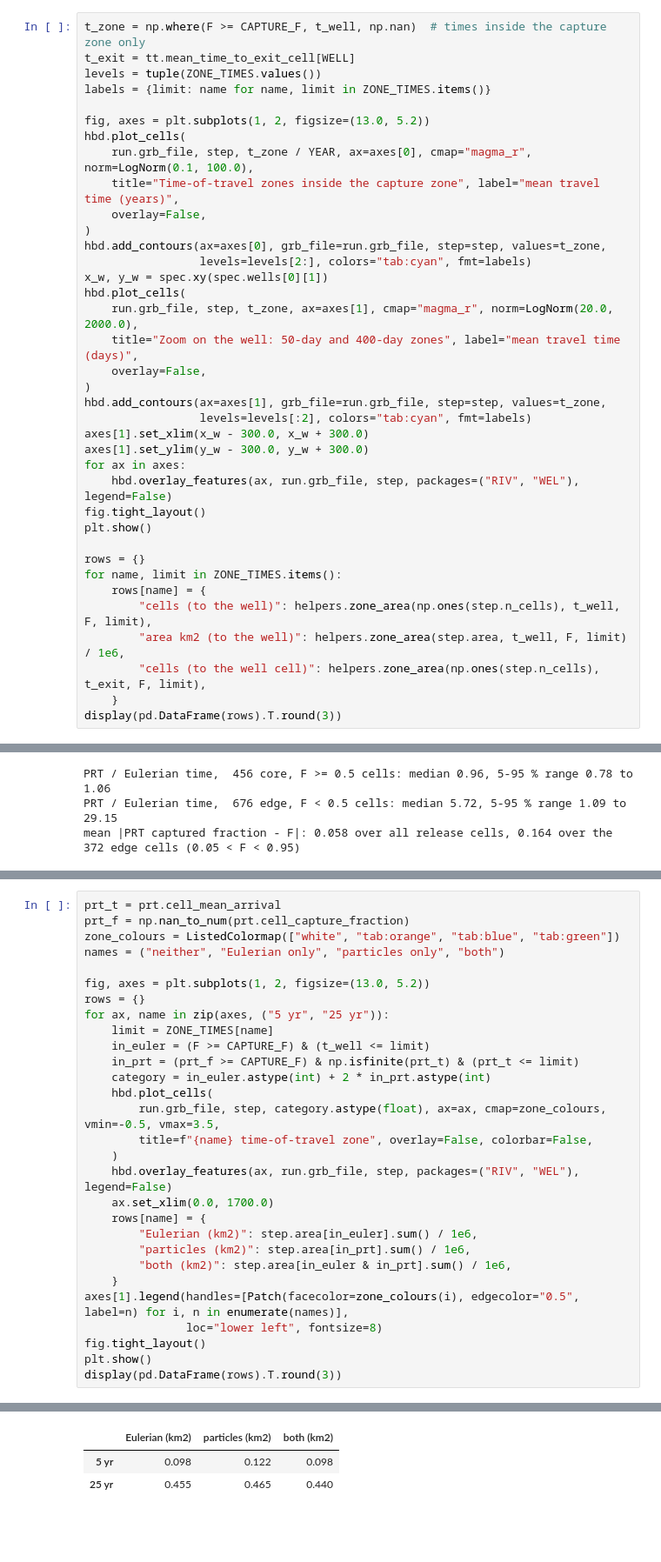
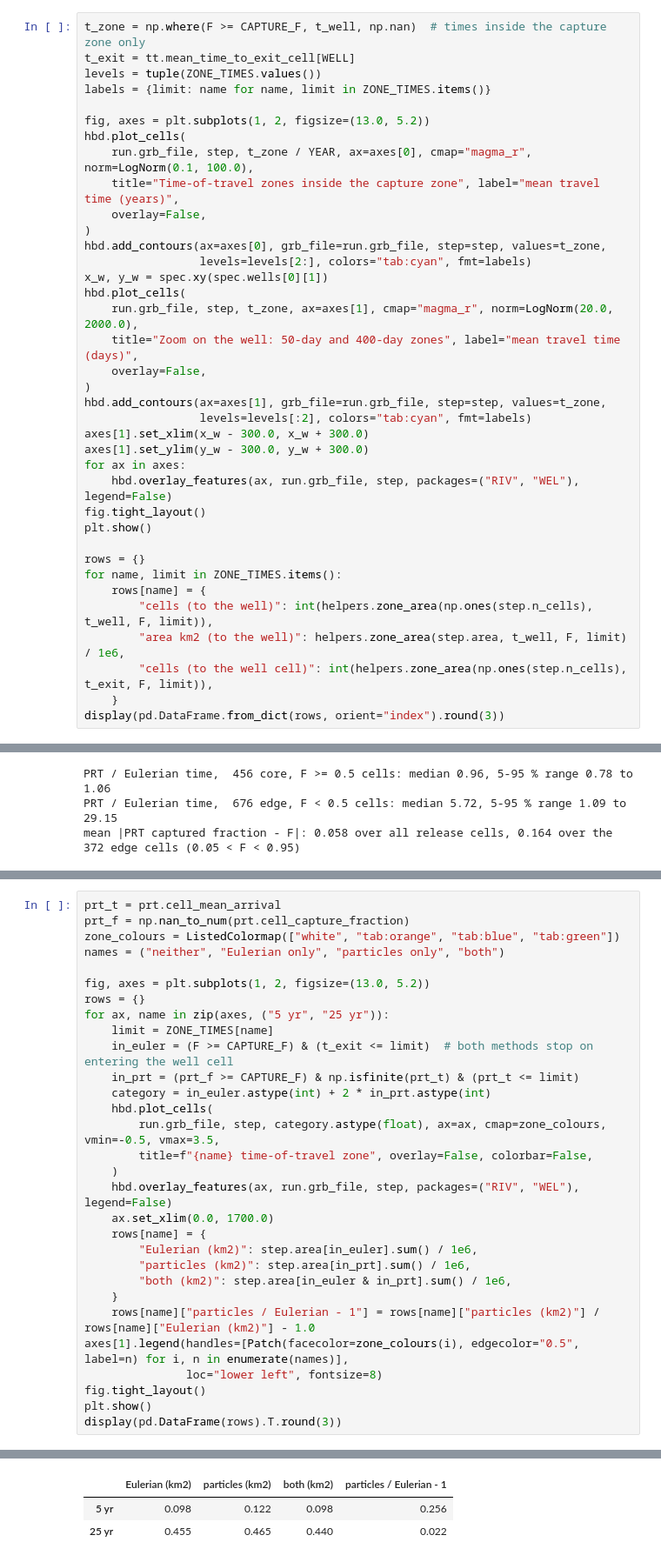
Before and after one commit to rhugman/gw-source, a Jupyter notebook: tutorials/06_travel_time/06_travel_time.ipynb, the cells around one changed output, grey strips where cells are left out. Shown at 87% size. Drawn from its saved outputs; the diff is of its cells as text; blank space fills up the shorter version.

Commit message:
Tutorial 06: zone comparison on time to the well cell, stated differences, weight-losing particles, residual term printed, flow-weighted wording, measured runtime

```diff
--- a/tutorials/06_travel_time/06_travel_time.ipynb
+++ b/tutorials/06_travel_time/06_travel_time.ipynb
@@ -206,11 +212,11 @@ plt.show()
 rows = {}
 for name, limit in ZONE_TIMES.items():
     rows[name] = {
-        "cells (to the well)": helpers.zone_area(np.ones(step.n_cells), t_well, F, limit),
+        "cells (to the well)": int(helpers.zone_area(np.ones(step.n_cells), t_well, F, limit)),
         "area km2 (to the well)": helpers.zone_area(step.area, t_well, F, limit) / 1e6,
-        "cells (to the well cell)": helpers.zone_area(np.ones(step.n_cells), t_exit, F, limit),
+        "cells (to the well cell)": int(helpers.zone_area(np.ones(step.n_cells), t_exit, F, limit)),
     }
-display(pd.DataFrame(rows).T.round(3))
+display(pd.DataFrame.from_dict(rows, orient="index").round(3))
 # %% [output]
 [figure]
 |  | cells (to the well) | area km2 (to the well) | cells (to the well cell) |
@@ -391,35 +405,36 @@ Compare the 5-year and 25-year zones from each method: a cell is in the particle
 # %%
 prt_t = prt.cell_mean_arrival
 prt_f = np.nan_to_num(prt.cell_capture_fraction)
 zone_colours = ListedColormap(["white", "tab:orange", "tab:blue", "tab:green"])
 names = ("neither", "Eulerian only", "particles only", "both")
 
 fig, axes = plt.subplots(1, 2, figsize=(13.0, 5.2))
 rows = {}
 for ax, name in zip(axes, ("5 yr", "25 yr")):
     limit = ZONE_TIMES[name]
-    in_euler = (F >= CAPTURE_F) & (t_well <= limit)
+    in_euler = (F >= CAPTURE_F) & (t_exit <= limit)  # both methods stop on entering the well cell
     in_prt = (prt_f >= CAPTURE_F) & np.isfinite(prt_t) & (prt_t <= limit)
     category = in_euler.astype(int) + 2 * in_prt.astype(int)
     hbd.plot_cells(
         run.grb_file, step, category.astype(float), ax=ax, cmap=zone_colours, vmin=-0.5, vmax=3.5,
         title=f"{name} time-of-travel zone", overlay=False, colorbar=False,
     )
     hbd.overlay_features(ax, run.grb_file, step, packages=("RIV", "WEL"), legend=False)
     ax.set_xlim(0.0, 1700.0)
     rows[name] = {
         "Eulerian (km2)": step.area[in_euler].sum() / 1e6,
         "particles (km2)": step.area[in_prt].sum() / 1e6,
         "both (km2)": step.area[in_euler & in_prt].sum() / 1e6,
     }
+    rows[name]["particles / Eulerian - 1"] = rows[name]["particles (km2)"] / rows[name]["Eulerian (km2)"] - 1.0
 axes[1].legend(handles=[Patch(facecolor=zone_colours(i), edgecolor="0.5", label=n) for i, n in enumerate(names)],
                loc="lower left", fontsize=8)
 fig.tight_layout()
 plt.show()
 display(pd.DataFrame(rows).T.round(3))
 # %% [output]
 [figure]
-|  | Eulerian (km2) | particles (km2) | both (km2) |
-| 5 yr | 0.098 | 0.122 | 0.098 |
-| 25 yr | 0.455 | 0.465 | 0.440 |
+|  | Eulerian (km2) | particles (km2) | both (km2) | particles / Eulerian - 1 |
+| 5 yr | 0.098 | 0.122 | 0.098 | 0.256 |
+| 25 yr | 0.455 | 0.465 | 0.440 | 0.022 |
 # %% [markdown]
```
Also changed, not shown: parts of 17 cells of this notebook, 1 other file.
